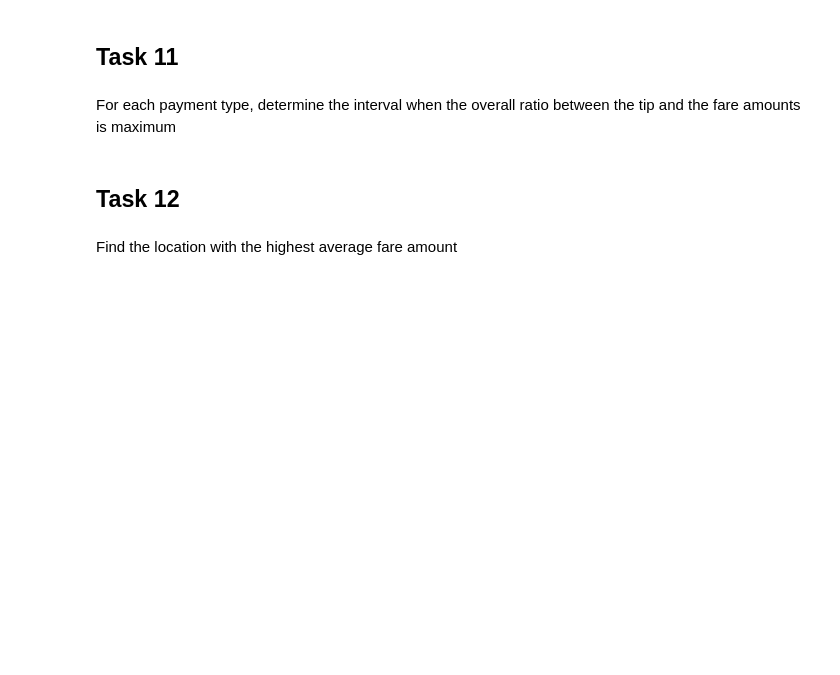
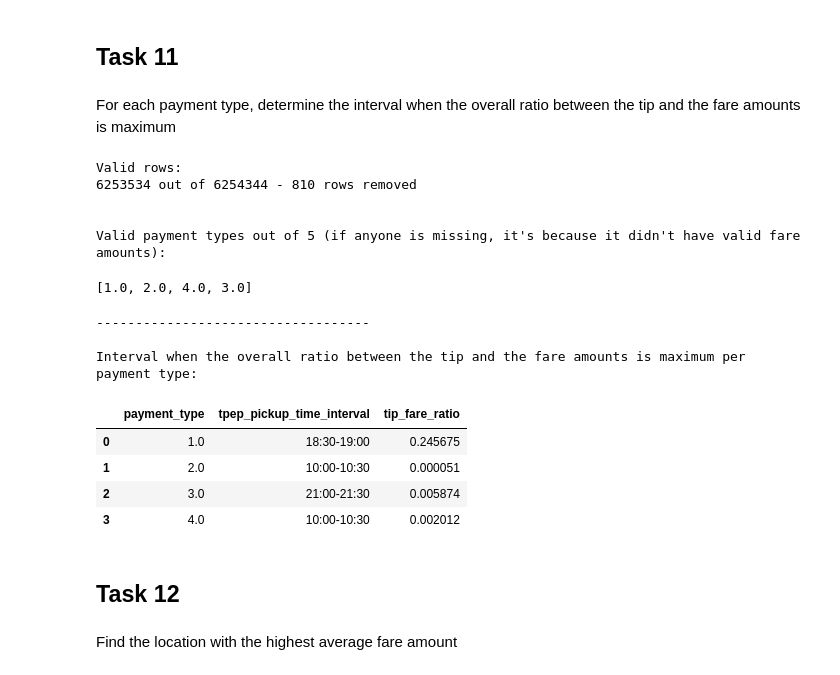
Before and after one commit to FrancescaNegriUniMiB/focsproject, a Jupyter notebook: Foundations_CS_2425.ipynb, the cells around one changed output. Saved outputs shown, nothing was run; the diff lists cells and outputs as text; code cells hidden in the pictures; blank space fills up the shorter version.

```diff
--- a/Foundations_CS_2425.ipynb
+++ b/Foundations_CS_2425.ipynb
@@ -227,6 +411,45 @@ For each payment type, determine the interval when the average fare amount is ma
 ## Task 11
 # %% [markdown]
 For each payment type, determine the interval when the overall ratio between the tip and the fare amounts is maximum
+# %%
+df_11 = df[['payment_type', 'tpep_pickup_time_interval', 'tip_amount', 'fare_amount']]\
+          .dropna(subset=['tip_amount', 'fare_amount'])\
+          .query('fare_amount > 0')
+
+print(f'Valid rows:\n{len(df_11)} out of {len(df)} - {len(df) - len(df_11)} rows removed')
+print("\n\nValid payment types out of 5 (if anyone is missing, it's because it didn't have valid fare amounts):\n")
+display(df_11.payment_type.unique().tolist())
+
+
+tip_fare_ratio = df_11.groupby(['payment_type', 'tpep_pickup_time_interval'], as_index=False)\
+                      .agg({'tip_amount': 'sum', 'fare_amount': 'sum'})\
+                      .assign(tip_fare_ratio=lambda d: d['tip_amount'] / d['fare_amount'])\
+                      [['payment_type', 'tpep_pickup_time_interval', 'tip_fare_ratio']]
+
+tip_fare_ratio = tip_fare_ratio.dropna(subset=['tip_fare_ratio']).query('tip_fare_ratio > 0')
+
+
+max_ratio = tip_fare_ratio.loc[tip_fare_ratio.groupby('payment_type')['tip_fare_ratio']\
+                                             .idxmax()].reset_index(drop=True)
+
+print("\n-----------------------------------\n")
+print("Interval when the overall ratio between the tip and the fare amounts is maximum per payment type:\n")
+display(max_ratio)
+# %% [output]
+Valid rows:
+6253534 out of 6254344 - 810 rows removed
+
+
+Valid payment types out of 5 (if anyone is missing, it's because it didn't have valid fare amounts):
+[1.0, 2.0, 4.0, 3.0]
+-----------------------------------
+
+Interval when the overall ratio between the tip and the fare amounts is maximum per payment type:
+|  | payment_type | tpep_pickup_time_interval | tip_fare_ratio |
+| 0 | 1.0 | 18:30-19:00 | 0.245675 |
+| 1 | 2.0 | 10:00-10:30 | 0.000051 |
+| 2 | 3.0 | 21:00-21:30 | 0.005874 |
+| 3 | 4.0 | 10:00-10:30 | 0.002012 |
 # %% [markdown]
 ## Task 12
 # %% [markdown]
```
Also changed, not shown: parts of 12 cells of this notebook.
